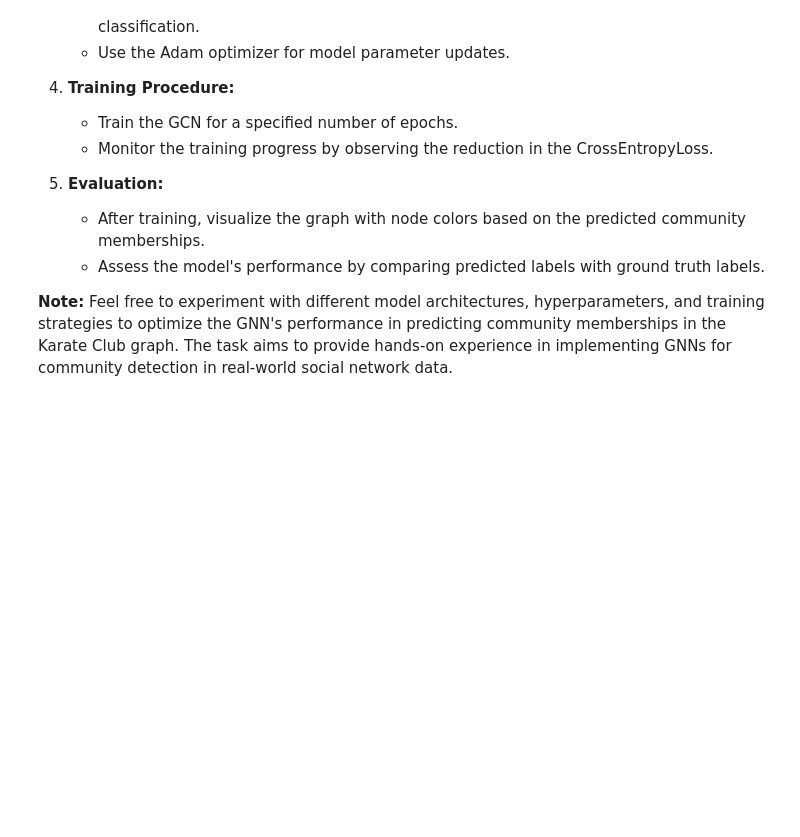
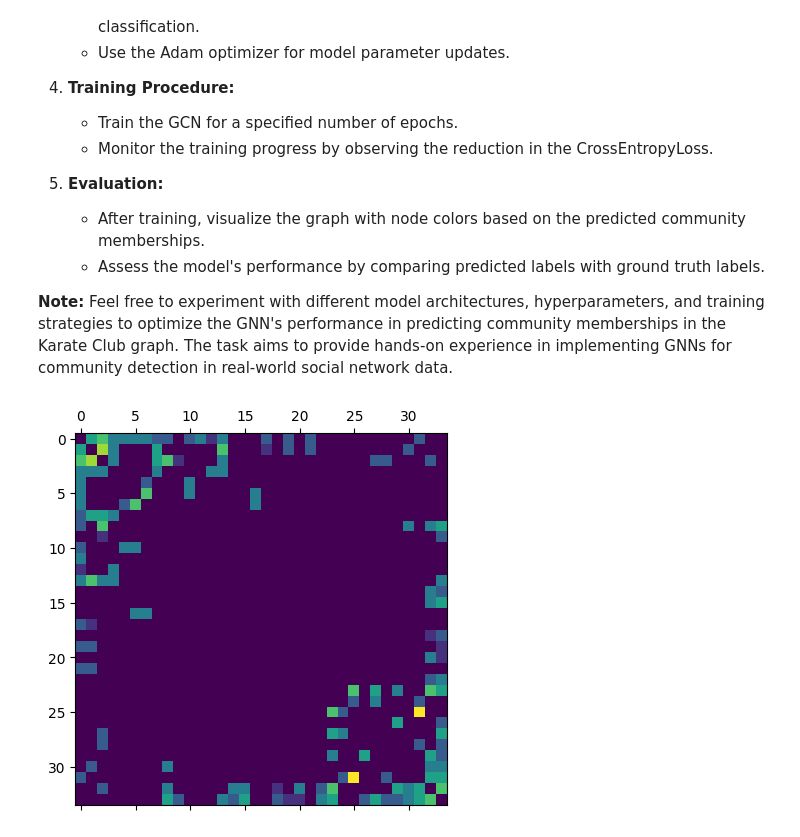
Before and after one commit to martinedyring/NORA2024_GDL, a Jupyter notebook: practicals/2-tudsday/[work] GCN starter.ipynb, the cells around one changed output. Cells and saved outputs as stored; diff of their text form; code cells hidden in the pictures; blank space fills up the shorter version.

```diff
--- a/practicals/2-tudsday/[work] GCN starter.ipynb
+++ b/practicals/2-tudsday/[work] GCN starter.ipynb
@@ -47,18 +47,20 @@ np.random.seed(0)
 # %%
 # Load the Karate Club dataset
 G = nx.karate_club_graph()
 
 # Convert the networkx graph to PyTorch tensors
 # adjacency_matrix = nx.to_numpy_matrix(G)
 adjacency_matrix = nx.to_numpy_array(G)
 plt.matshow(adjacency_matrix)
 
 num_nodes = G.number_of_nodes()
 num_edges = G.number_of_edges()
 
-# Create the adjacency matrix
-adjacency_matrix = torch.tensor(adjacency_matrix / adjacency_matrix.sum(0), dtype=torch.float32, requires_grad=True)
+# Create the adjacency matrix and normalize along each column
+adjacency_matrix = torch.tensor(adjacency_matrix / adjacency_matrix.sum(axis=0), dtype=torch.float32, requires_grad=True)
 labels = torch.tensor([0 if G.nodes[i]['club'] == 'Mr. Hi' else 1 for i in range(num_nodes)])
+# %% [output]
+[figure, added]
 # %%
 pos = nx.circular_layout(G)
 nx.draw_networkx(G, pos, with_labels=True, node_color=labels, cmap=plt.cm.rainbow)
```
Also changed, not shown: parts of 6 cells of this notebook, 1 other file.
